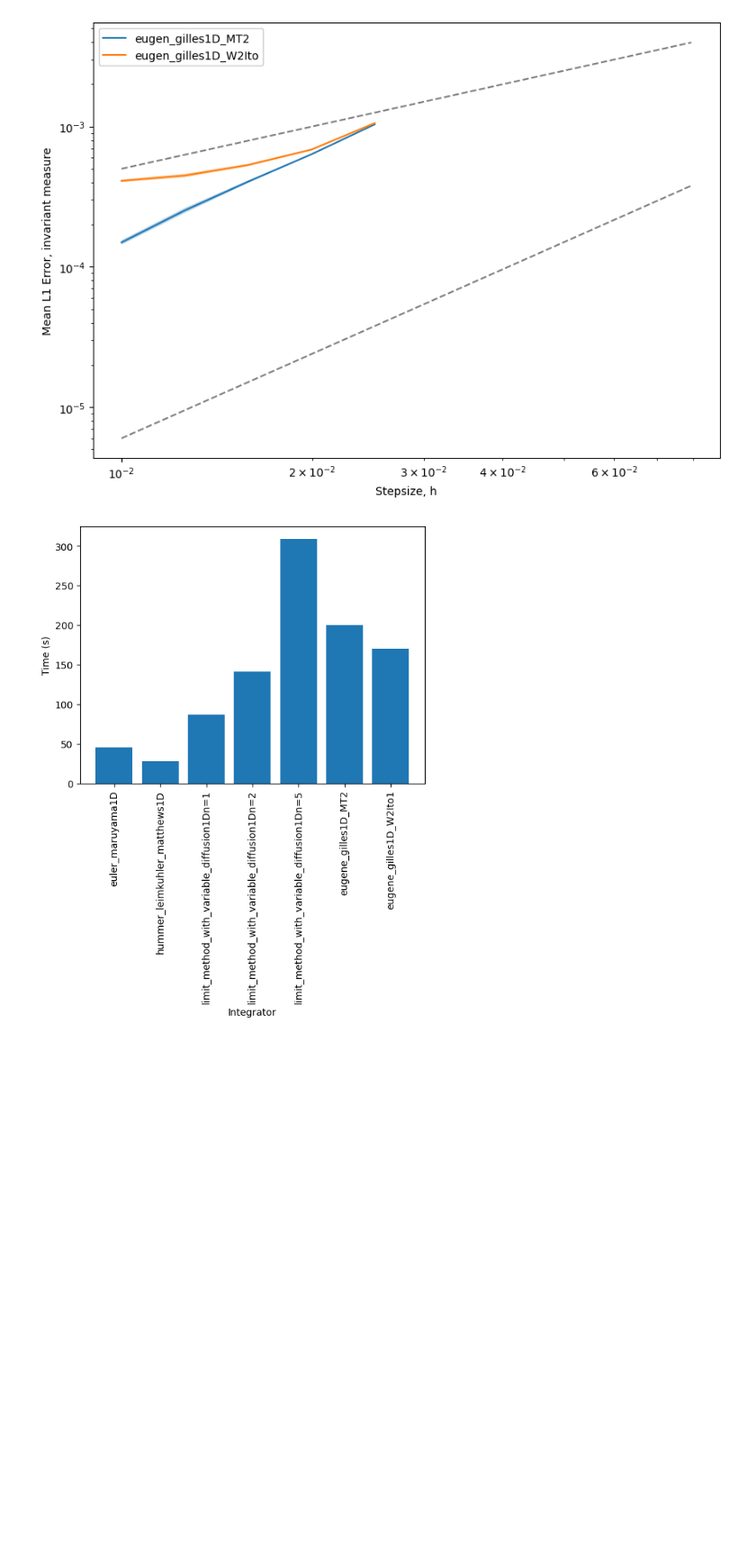
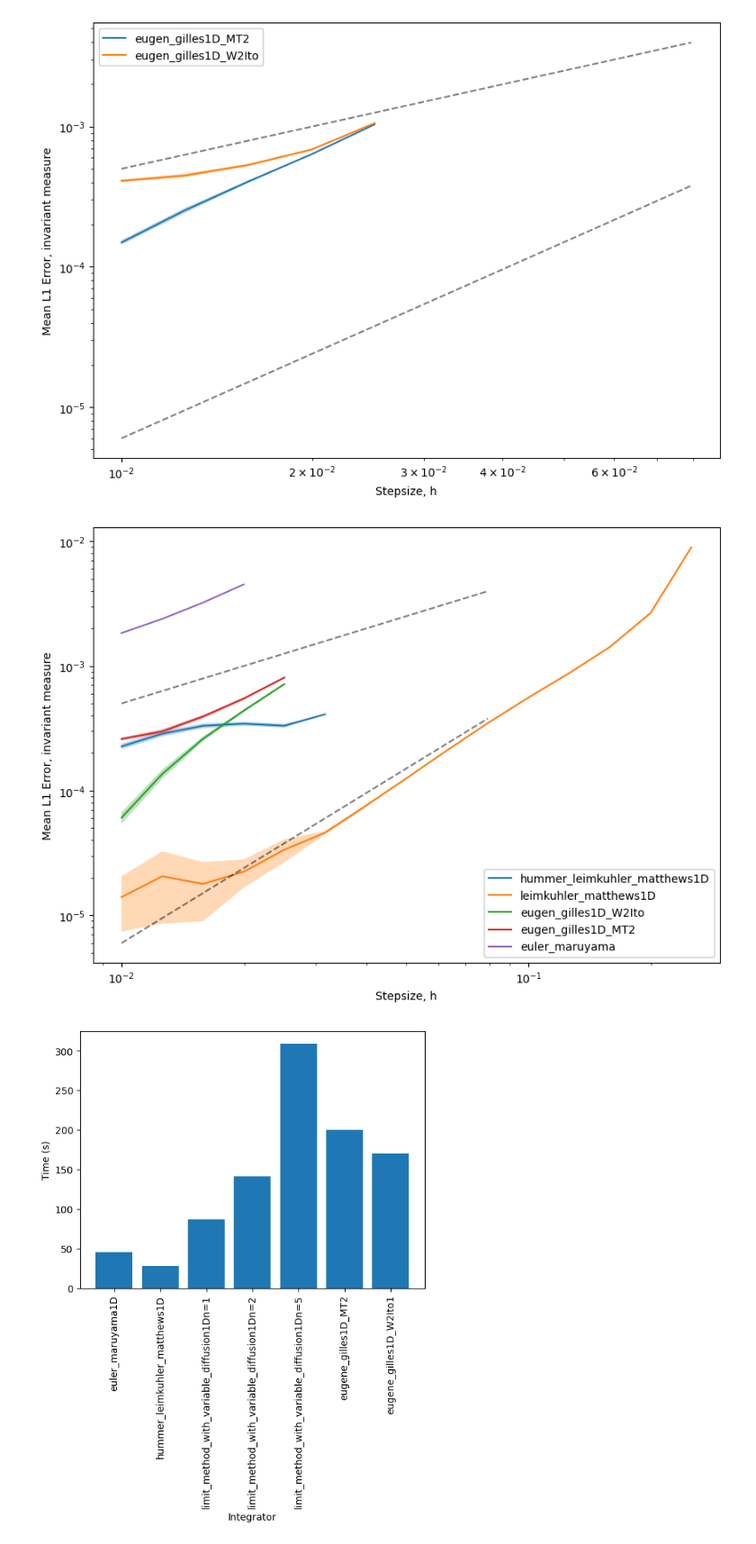
Before and after one commit to dominicp6/Integrators_for_Multiplicative_Noise, a Jupyter notebook: plotting.ipynb, the cells around one changed output. Shown at 90% size. Saved outputs shown, nothing was run; the diff lists cells and outputs as text; code cells hidden in the pictures; blank space fills up the shorter version.

Commit message:
added n-dimensional experiments

```diff
--- a/plotting.ipynb
+++ b/plotting.ipynb
@@ -30,12 +30,14 @@ q2Potential_Dsinperturb1D_time_rescaling_factor = compute_time_rescaling_factor(
 q4Potential_Dcosperturb1D_time_rescaling_factor = compute_time_rescaling_factor(q4Potential, Dcosperturb1D, 1)
 q4Potential_Dsinperturb1D_time_rescaling_factor = compute_time_rescaling_factor(q4Potential, Dsinperturb1D, 1)
 softWellPotential_Dabs1D_time_rescaling_factor = compute_time_rescaling_factor(softWellPotential, Dabs1D, 1)
+softWellPotential_Dsin1D_time_rescaling_factor = compute_time_rescaling_factor(softWellPotential, Dsinperturb1D, 1)
 
 print("q2Potential_Dcosperturb1D_time_rescaling_factor: ", q2Potential_Dcosperturb1D_time_rescaling_factor)
 print("q2Potential_Dsinperturb1D_time_rescaling_factor: ", q2Potential_Dsinperturb1D_time_rescaling_factor)
 print("q4Potential_Dcosperturb1D_time_rescaling_factor: ", q4Potential_Dcosperturb1D_time_rescaling_factor)
 print("q4Potential_Dsinperturb1D_time_rescaling_factor: ", q4Potential_Dsinperturb1D_time_rescaling_factor)
 print("softWellPotential_Dabs1D_time_rescaling_factor: ", softWellPotential_Dabs1D_time_rescaling_factor)
+print("softWellPotential_Dsin1D_time_rescaling_factor: ", softWellPotential_Dsin1D_time_rescaling_factor)
 # %% [output]
 q2Potential_Dcosperturb1D_time_rescaling_factor:  0.529268441183714
 q2Potential_Dsinperturb1D_time_rescaling_factor:  0.6666666666666666
@@ -238,6 +241,10 @@ Assuming that the Leimkuhler-Matthews integrator is time rescaled, with factor:
 plot_experiments2("sw_abs_1D_50M", offset1=0.05, offset2=0.06, time_rescaling_factor=softWellPotential_Dabs1D_time_rescaling_factor, tr_trim=3)
 # %% [output]
 [figure]
+# %%
+plot_experiments2("softWell_Dsin1D", offset1=0.05, offset2=0.06, time_rescaling_factor=softWellPotential_Dsin1D_time_rescaling_factor, tr_trim=3)
+# %% [output]
+[figure, added]
 # %%
 def plot_times(exp_name, base_dir="./simulation_results/"):
     # open times.json
```
Also changed, not shown: parts of 1 cell of this notebook, 12 other files.
